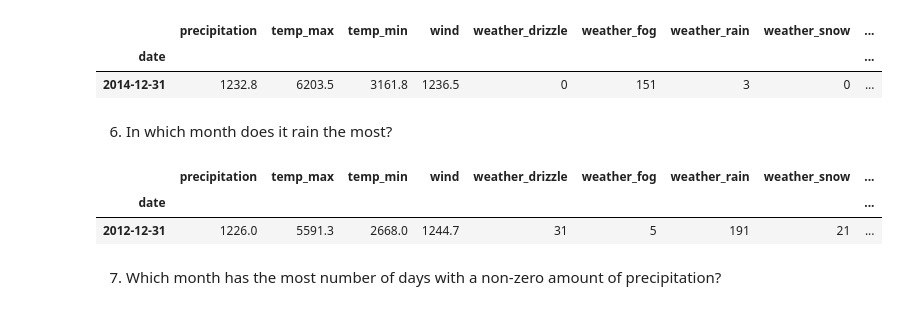
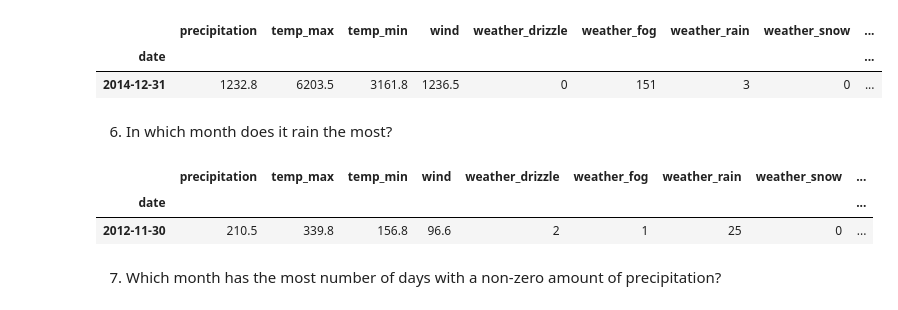
Before and after one commit to JoshuaHolt-Tech/time-series-exercises, a Jupyter notebook: working_time_series.ipynb, the cells around one changed output. Saved outputs shown, nothing was run; the diff lists cells and outputs as text; code cells hidden in the pictures.

```diff
--- a/working_time_series.ipynb
+++ b/working_time_series.ipynb
@@ -132,11 +143,11 @@ df2.resample('Y').sum().sort_values('weather_sun', ascending= False).head(1)
 # %% [markdown]
 6. In which month does it rain the most?
 # %%
-df2.resample('Y').sum().sort_values('weather_rain', ascending= False).head(1)
+df2.resample('M').sum().sort_values('weather_rain', ascending= False).head(1)
 # %% [output]
 |  | precipitation | temp_max | temp_min | wind | weather_drizzle | weather_fog | weather_rain | weather_snow | ... |
 | date |  |  |  |  |  |  |  |  | ... |
-| 2012-12-31 | 1226.0 | 5591.3 | 2668.0 | 1244.7 | 31 | 5 | 191 | 21 | ... |
+| 2012-11-30 | 210.5 | 339.8 | 156.8 | 96.6 | 2 | 1 | 25 | 0 | ... |
 # %% [markdown]
 7. Which month has the most number of days with a non-zero amount of precipitation?
 # %%
```
Also changed, not shown: parts of 16 cells of this notebook, 6 other files.
